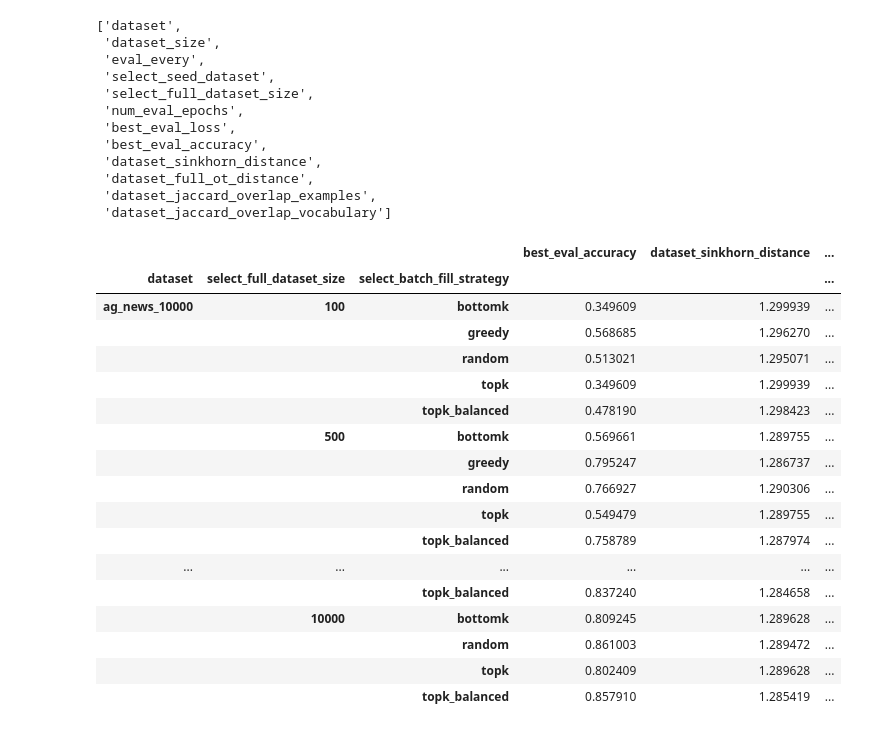
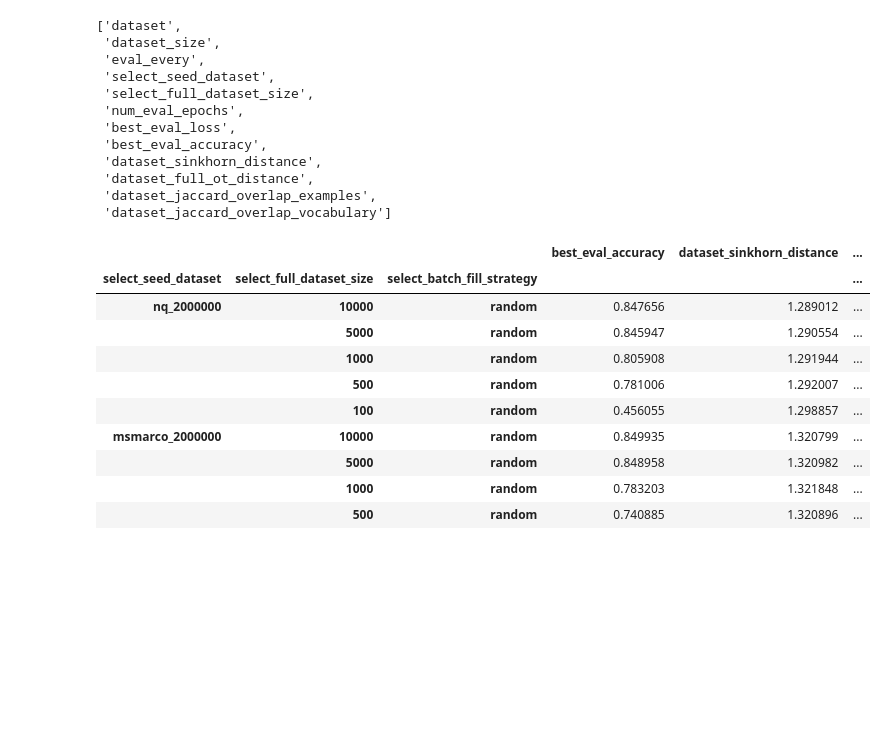
Before and after one commit to jxmorris12/reverse-training, a Jupyter notebook: nbs/2025_03_23_Experiments_first_try.ipynb, the cells around one changed output. Drawn from its saved outputs; the diff is of its cells as text; code cells hidden in the pictures; blank space fills up the shorter version.

```diff
--- a/nbs/2025_03_23_Experiments_first_try.ipynb
+++ b/nbs/2025_03_23_Experiments_first_try.ipynb
@@ -59,24 +57,25 @@ Name: count, dtype: int64
  'dataset_full_ot_distance',
  'dataset_jaccard_overlap_examples',
  'dataset_jaccard_overlap_vocabulary']
-# %%
-df.groupby(["dataset", "select_full_dataset_size", "select_batch_fill_strategy"])[["best_eval_accuracy", "dataset_sinkhorn_distance", "dataset_jaccard_overlap_examples", "dataset_jaccard_overlap_vocabulary"]].mean()
-# %% [output]
-|  |  |  | best_eval_accuracy | dataset_sinkhorn_distance | ... |
-| dataset | select_full_dataset_size | select_batch_fill_strategy |  |  | ... |
-| ag_news_10000 | 100 | bottomk | 0.349609 | 1.299939 | ... |
-|  |  | greedy | 0.568685 | 1.296270 | ... |
-|  |  | random | 0.513021 | 1.295071 | ... |
-|  |  | topk | 0.349609 | 1.299939 | ... |
-|  |  | topk_balanced | 0.478190 | 1.298423 | ... |
-|  | 500 | bottomk | 0.569661 | 1.289755 | ... |
-|  |  | greedy | 0.795247 | 1.286737 | ... |
-|  |  | random | 0.766927 | 1.290306 | ... |
-|  |  | topk | 0.549479 | 1.289755 | ... |
-|  |  | topk_balanced | 0.758789 | 1.287974 | ... |
-| ... | ... | ... | ... | ... | ... |
-|  |  | topk_balanced | 0.837240 | 1.284658 | ... |
-|  | 10000 | bottomk | 0.809245 | 1.289628 | ... |
-|  |  | random | 0.861003 | 1.289472 | ... |
-|  |  | topk | 0.802409 | 1.289628 | ... |
-|  |  | topk_balanced | 0.857910 | 1.285419 | ... |
+# %%
+import pandas as pd
+
+pd.set_option('display.max_rows', None)
+
+dv_cols = ["select_seed_dataset", "select_full_dataset_size", "select_batch_fill_strategy"]
+
+iv_cols = ["best_eval_accuracy", "dataset_sinkhorn_distance", "dataset_jaccard_overlap_vocabulary"]
+
+df.groupby(dv_cols)[iv_cols].mean().sort_values(by=["select_seed_dataset", "select_full_dataset_size", "select_batch_fill_strategy"], ascending=False)
+# %% [output]
+|  |  |  | best_eval_accuracy | dataset_sinkhorn_distance | ... |
+| select_seed_dataset | select_full_dataset_size | select_batch_fill_strategy |  |  | ... |
+| nq_2000000 | 10000 | random | 0.847656 | 1.289012 | ... |
+|  | 5000 | random | 0.845947 | 1.290554 | ... |
+|  | 1000 | random | 0.805908 | 1.291944 | ... |
+|  | 500 | random | 0.781006 | 1.292007 | ... |
+|  | 100 | random | 0.456055 | 1.298857 | ... |
+| msmarco_2000000 | 10000 | random | 0.849935 | 1.320799 | ... |
+|  | 5000 | random | 0.848958 | 1.320982 | ... |
+|  | 1000 | random | 0.783203 | 1.321848 | ... |
+|  | 500 | random | 0.740885 | 1.320896 | ... |
```
Also changed, not shown: parts of 3 cells of this notebook, 5 other files.
